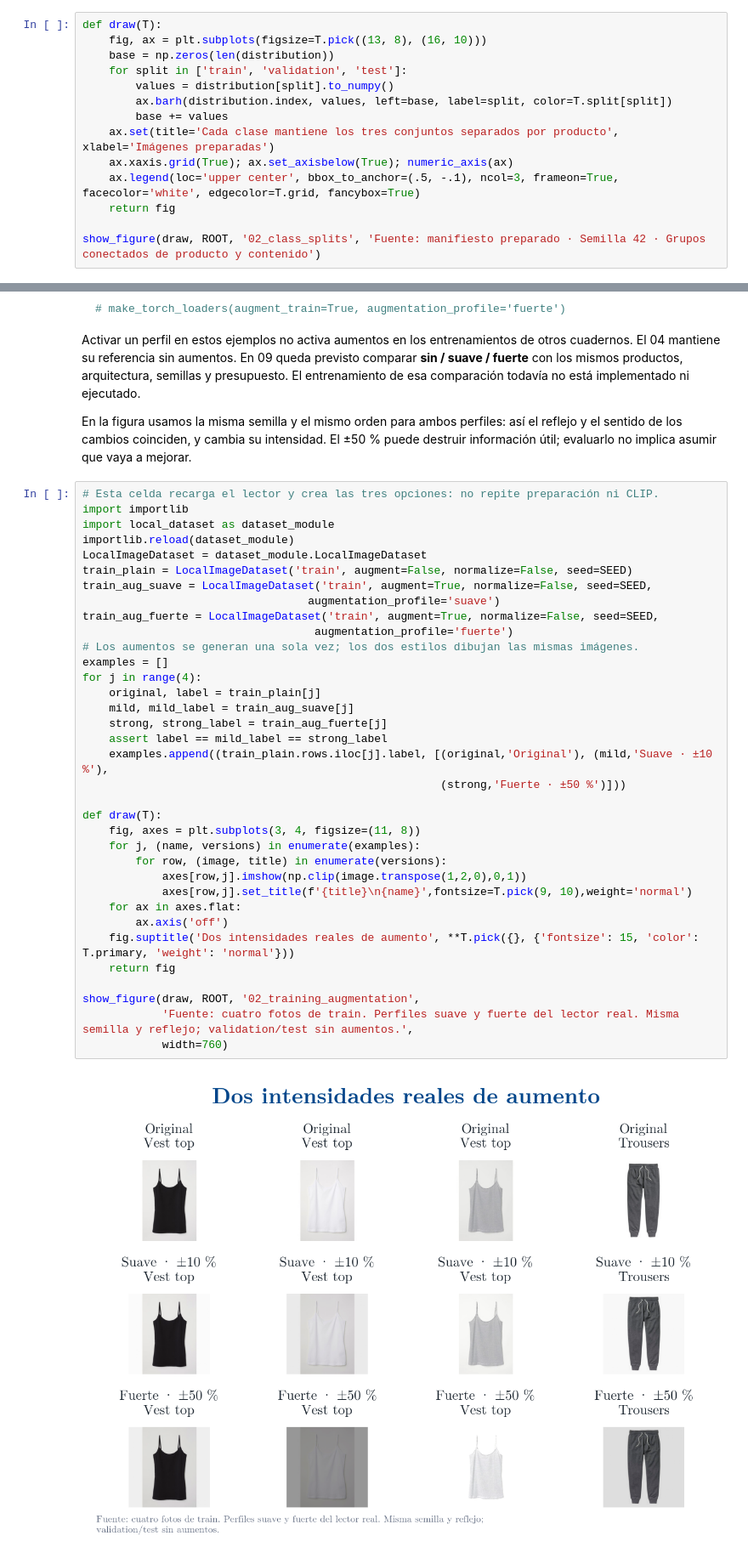
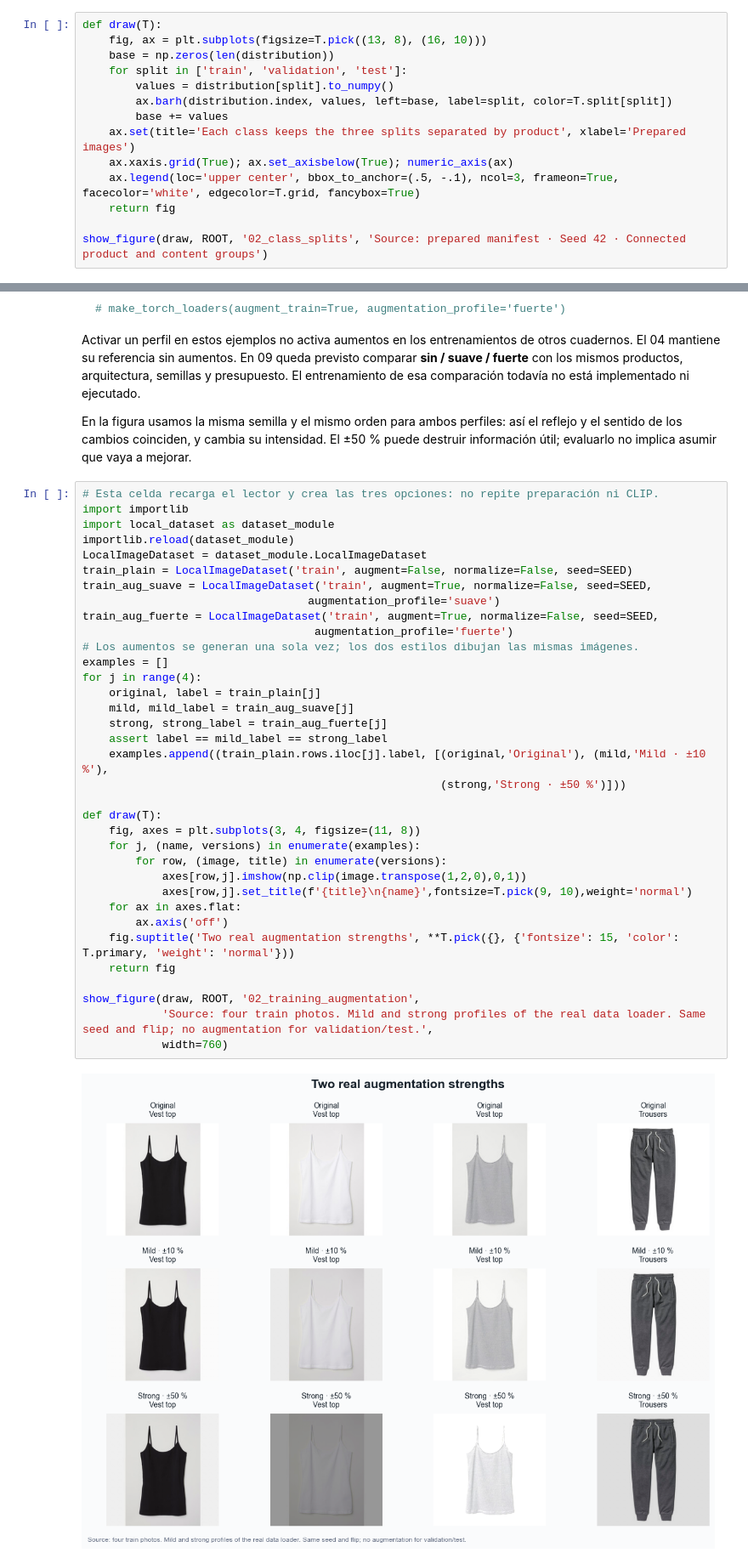
Before and after one commit to ML-ENI/fashion-vision-dl, a Jupyter notebook: notebooks/02_data_preparation.ipynb, the cells around one changed output, grey strips where cells are left out. Shown at 85% size. Saved outputs shown, nothing was run; the diff lists cells and outputs as text.

```diff
--- a/notebooks/02_data_preparation.ipynb
+++ b/notebooks/02_data_preparation.ipynb
@@ -446,10 +429,10 @@ def draw(T):
         values = distribution[split].to_numpy()
         ax.barh(distribution.index, values, left=base, label=split, color=T.split[split])
         base += values
-    ax.set(title='Cada clase mantiene los tres conjuntos separados por producto', xlabel='Imágenes preparadas')
+    ax.set(title='Each class keeps the three splits separated by product', xlabel='Prepared images')
     ax.xaxis.grid(True); ax.set_axisbelow(True); numeric_axis(ax)
     ax.legend(loc='upper center', bbox_to_anchor=(.5, -.1), ncol=3, frameon=True, facecolor='white', edgecolor=T.grid, fancybox=True)
     return fig
 
-show_figure(draw, ROOT, '02_class_splits', 'Fuente: manifiesto preparado · Semilla 42 · Grupos conectados de producto y contenido')
+show_figure(draw, ROOT, '02_class_splits', 'Source: prepared manifest · Seed 42 · Connected product and content groups')
 # %% [output]
@@ -746,38 +729,38 @@ En la figura usamos la misma semilla y el mismo orden para ambos perfiles: así
 import importlib
 import local_dataset as dataset_module
 importlib.reload(dataset_module)
 LocalImageDataset = dataset_module.LocalImageDataset
 train_plain = LocalImageDataset('train', augment=False, normalize=False, seed=SEED)
 train_aug_suave = LocalImageDataset('train', augment=True, normalize=False, seed=SEED,
                                   augmentation_profile='suave')
 train_aug_fuerte = LocalImageDataset('train', augment=True, normalize=False, seed=SEED,
                                    augmentation_profile='fuerte')
 # Los aumentos se generan una sola vez; los dos estilos dibujan las mismas imágenes.
 examples = []
 for j in range(4):
     original, label = train_plain[j]
     mild, mild_label = train_aug_suave[j]
     strong, strong_label = train_aug_fuerte[j]
     assert label == mild_label == strong_label
-    examples.append((train_plain.rows.iloc[j].label, [(original,'Original'), (mild,'Suave · ±10 %'),
-                                                      (strong,'Fuerte · ±50 %')]))
+    examples.append((train_plain.rows.iloc[j].label, [(original,'Original'), (mild,'Mild · ±10 %'),
+                                                      (strong,'Strong · ±50 %')]))
 
 def draw(T):
     fig, axes = plt.subplots(3, 4, figsize=(11, 8))
     for j, (name, versions) in enumerate(examples):
         for row, (image, title) in enumerate(versions):
             axes[row,j].imshow(np.clip(image.transpose(1,2,0),0,1))
             axes[row,j].set_title(f'{title}\n{name}',fontsize=T.pick(9, 10),weight='normal')
     for ax in axes.flat:
         ax.axis('off')
-    fig.suptitle('Dos intensidades reales de aumento', **T.pick({}, {'fontsize': 15, 'color': T.primary, 'weight': 'normal'}))
+    fig.suptitle('Two real augmentation strengths', **T.pick({}, {'fontsize': 15, 'color': T.primary, 'weight': 'normal'}))
     return fig
 
 show_figure(draw, ROOT, '02_training_augmentation',
-            'Fuente: cuatro fotos de train. Perfiles suave y fuerte del lector real. Misma semilla y reflejo; validation/test sin aumentos.',
+            'Source: four train photos. Mild and strong profiles of the real data loader. Same seed and flip; no augmentation for validation/test.',
             width=760)
 # %% [output]
-[figure, old version]
+[figure, new version]
 # %% [markdown]
 ## 8. Cuánto espacio ocupan las fotos preparadas
 
```
Also changed, not shown: parts of 4 cells of this notebook, 29 other files.
